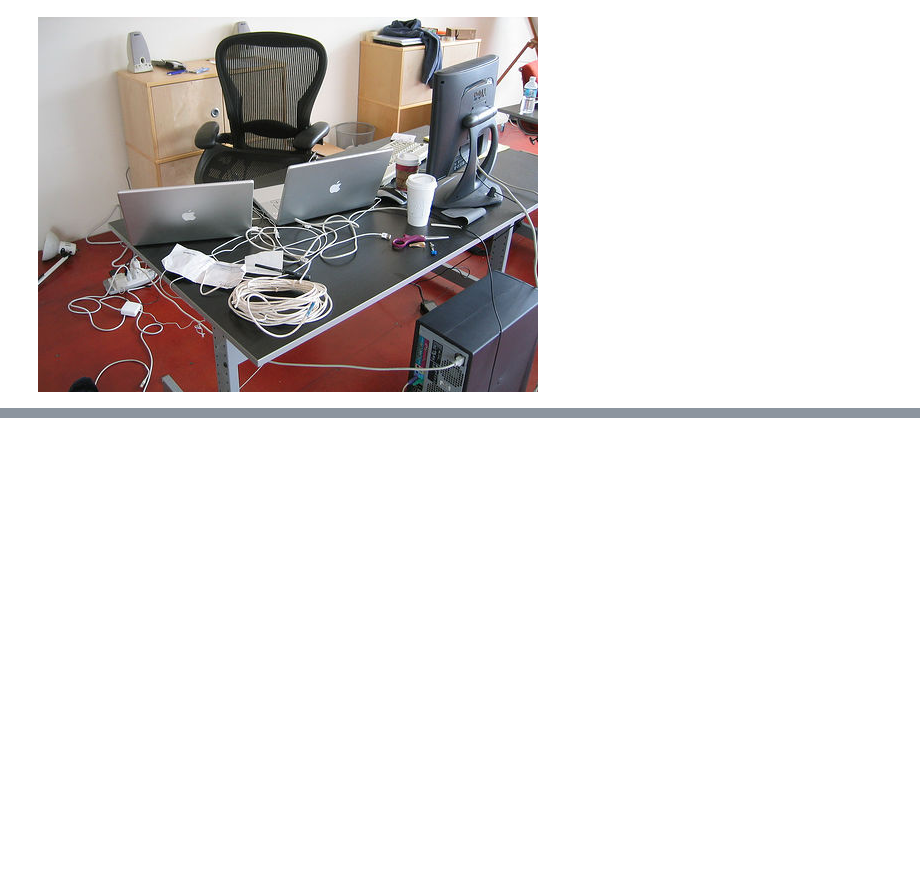
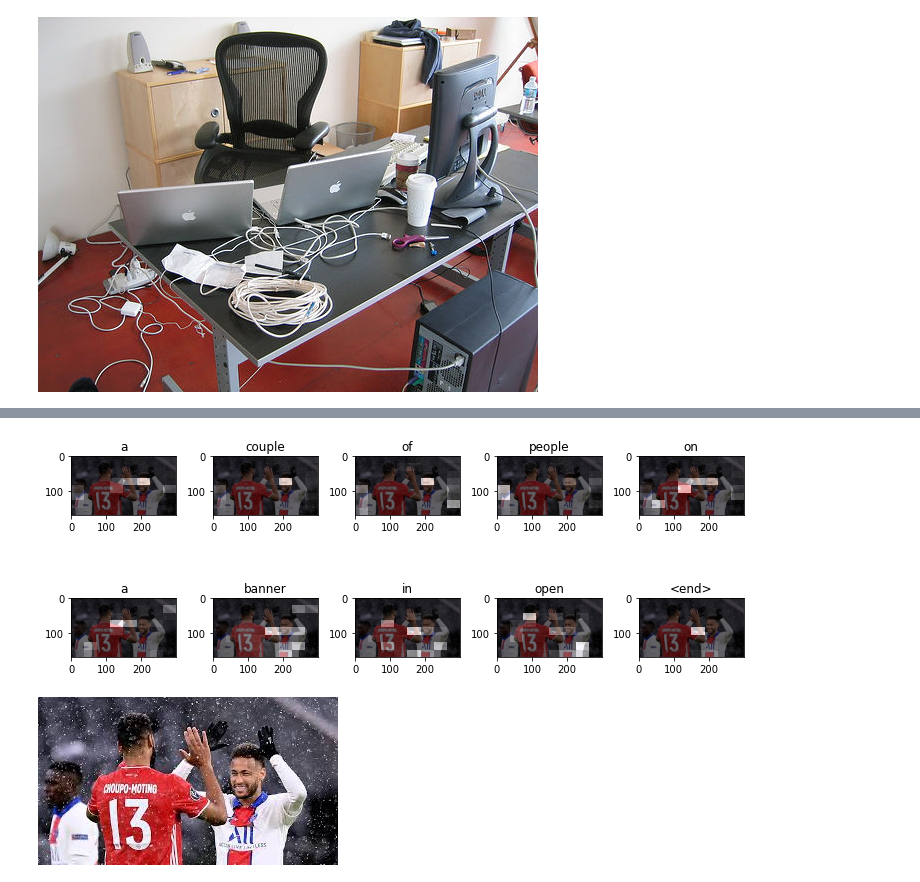
Before and after one commit to Severus11/Intelli-caption-generator, a Jupyter notebook: app.ipynb, the cells around one changed output, grey strips where cells are left out. Cells and saved outputs as stored; diff of their text form; code cells hidden in the pictures; blank space fills up the shorter version.

```diff
--- a/app.ipynb
+++ b/app.ipynb
@@ -145,0 +406,11 @@ dataset = dataset.prefetch(buffer_size=tf.data.experimental.AUTOTUNE)
+# %%
+image_url = 'https://encrypted-tbn0.gstatic.com/images?q=tbn:ANd9GcSLQZfMcFkGsBpVHZjQyq5zlVzIeCYnm4qVhw&usqp=CAU'
+image_extension = image_url[-4:]
+image_path = tf.keras.utils.get_file('my_img'+image_extension, origin=image_url)
+
+result, attention_plot = evaluate(image_path)
+print('Prediction Caption:', ' '.join(result))
+plot_attention(image_path, result, attention_plot)
+# opening the image
+Image.open(image_path)
+# %% [output]
@@ -145,0 +420,2 @@ dataset = dataset.prefetch(buffer_size=tf.data.experimental.AUTOTUNE)
+[figure, added]
+[figure, added]
```
Also changed, not shown: parts of 18 cells of this notebook, 13 other files.
